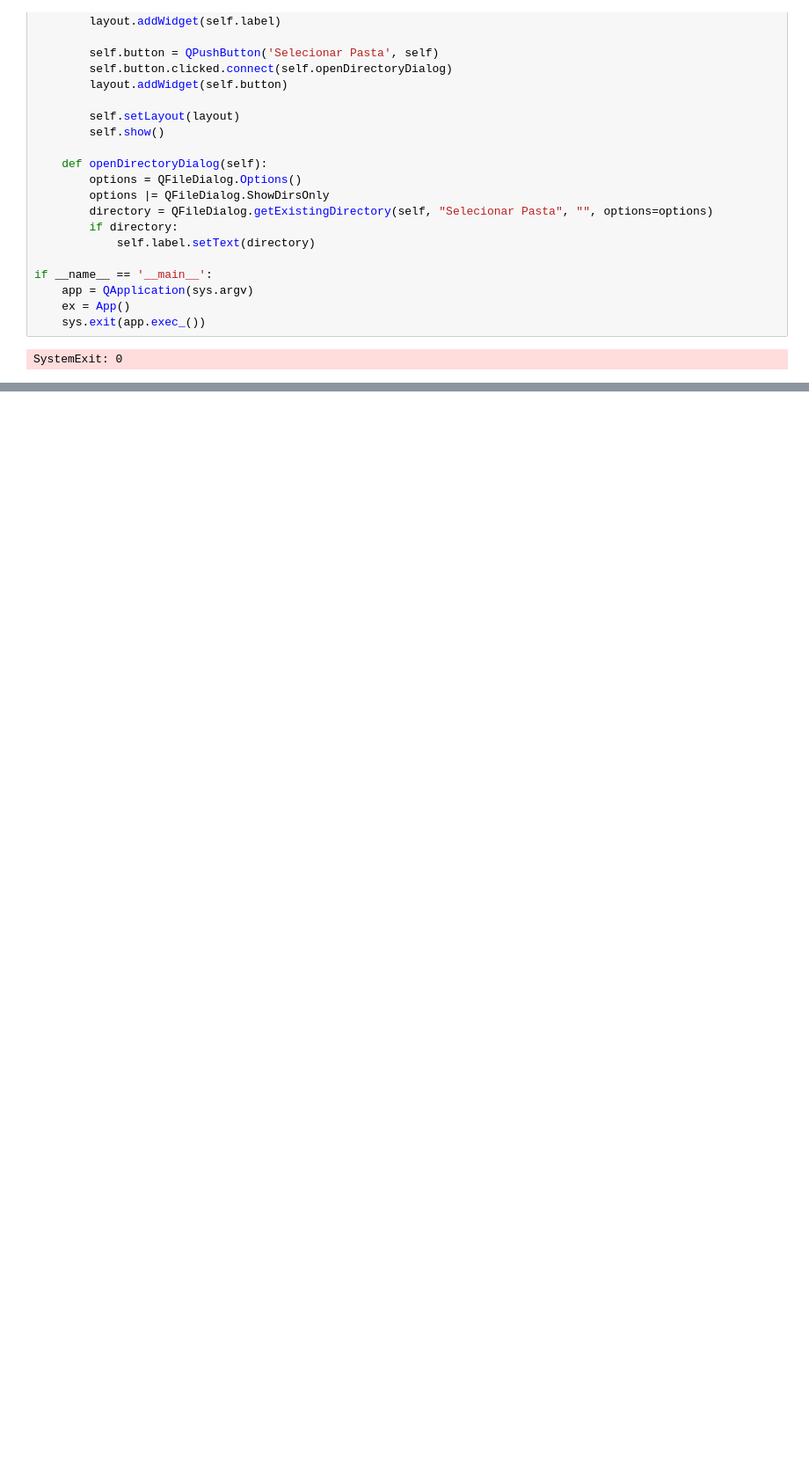
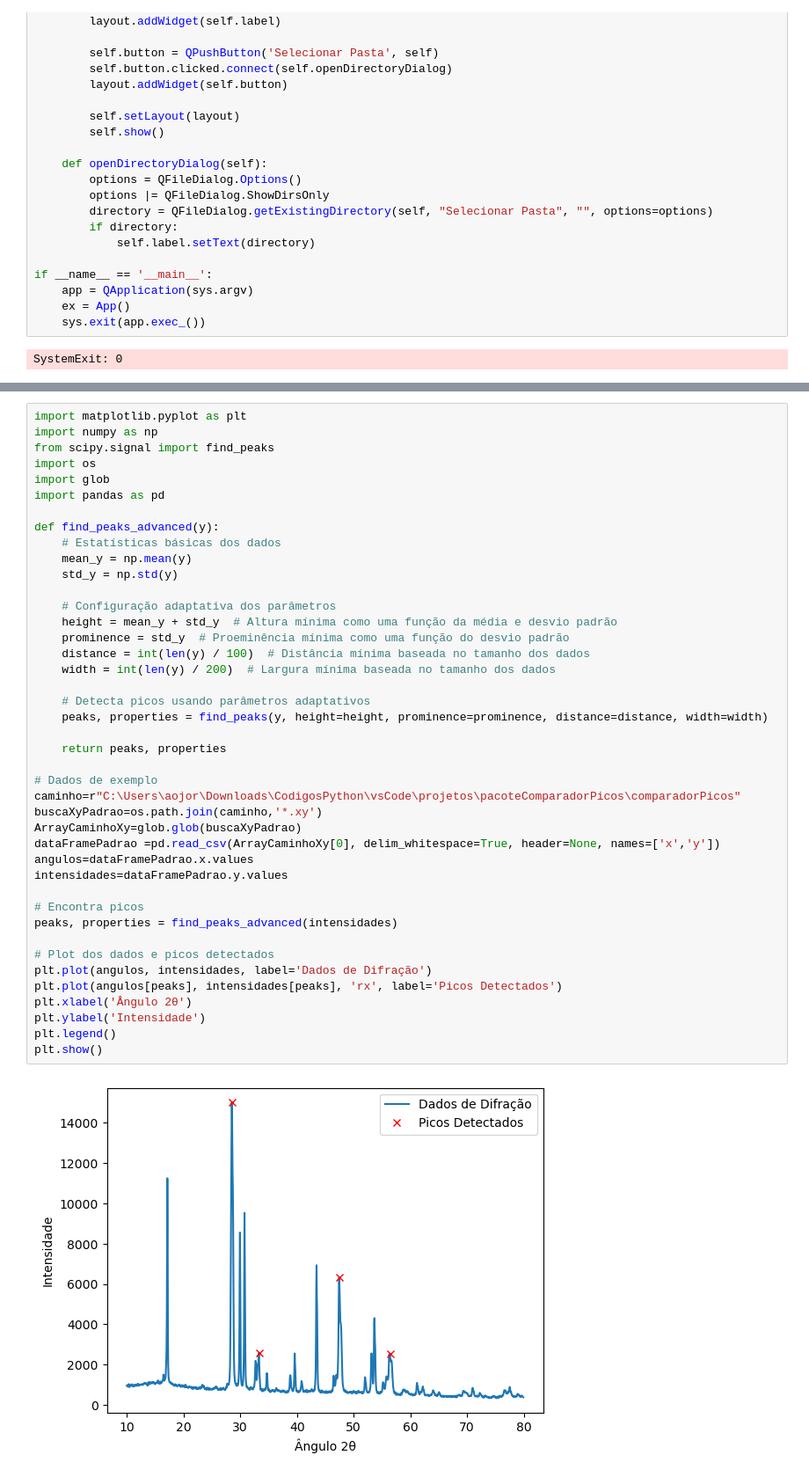
Before and after one commit to Mirovesaram/deCIFra, a Jupyter notebook: possiveisFuncionalidadesFuturo/testesParaComparadorPicos.ipynb, the cells around one changed output, grey strips where cells are left out. Shown at 88% size. Saved outputs shown, nothing was run; the diff lists cells and outputs as text; blank space fills up the shorter version.

```diff
--- a/possiveisFuncionalidadesFuturo/testesParaComparadorPicos.ipynb
+++ b/possiveisFuncionalidadesFuturo/testesParaComparadorPicos.ipynb
@@ -763,0 +193,44 @@ SystemExit: 0
+# %%
+import matplotlib.pyplot as plt
+import numpy as np
+from scipy.signal import find_peaks
+import os
+import glob
+import pandas as pd
+
+def find_peaks_advanced(y):
+    # Estatísticas básicas dos dados
+    mean_y = np.mean(y)
+    std_y = np.std(y)
+
+    # Configuração adaptativa dos parâmetros
+    height = mean_y + std_y  # Altura mínima como uma função da média e desvio padrão
+    prominence = std_y  # Proeminência mínima como uma função do desvio padrão
+    distance = int(len(y) / 100)  # Distância mínima baseada no tamanho dos dados
+    width = int(len(y) / 200)  # Largura mínima baseada no tamanho dos dados
+
+    # Detecta picos usando parâmetros adaptativos
+    peaks, properties = find_peaks(y, height=height, prominence=prominence, distance=distance, width=width)
+
+    return peaks, properties
+
+# Dados de exemplo
+caminho=r"C:\Users\aojor\Downloads\CodigosPython\vsCode\projetos\pacoteComparadorPicos\comparadorPicos"
+buscaXyPadrao=os.path.join(caminho,'*.xy')
+ArrayCaminhoXy=glob.glob(buscaXyPadrao)
+dataFramePadrao =pd.read_csv(ArrayCaminhoXy[0], delim_whitespace=True, header=None, names=['x','y'])
+angulos=dataFramePadrao.x.values
+intensidades=dataFramePadrao.y.values
+
+# Encontra picos
+peaks, properties = find_peaks_advanced(intensidades)
+
+# Plot dos dados e picos detectados
+plt.plot(angulos, intensidades, label='Dados de Difração')
+plt.plot(angulos[peaks], intensidades[peaks], 'rx', label='Picos Detectados')
+plt.xlabel('Ângulo 2θ')
+plt.ylabel('Intensidade')
+plt.legend()
+plt.show()
+# %% [output]
+[figure, added]
```
Also changed, not shown: parts of 3 cells of this notebook, 1 other file.
